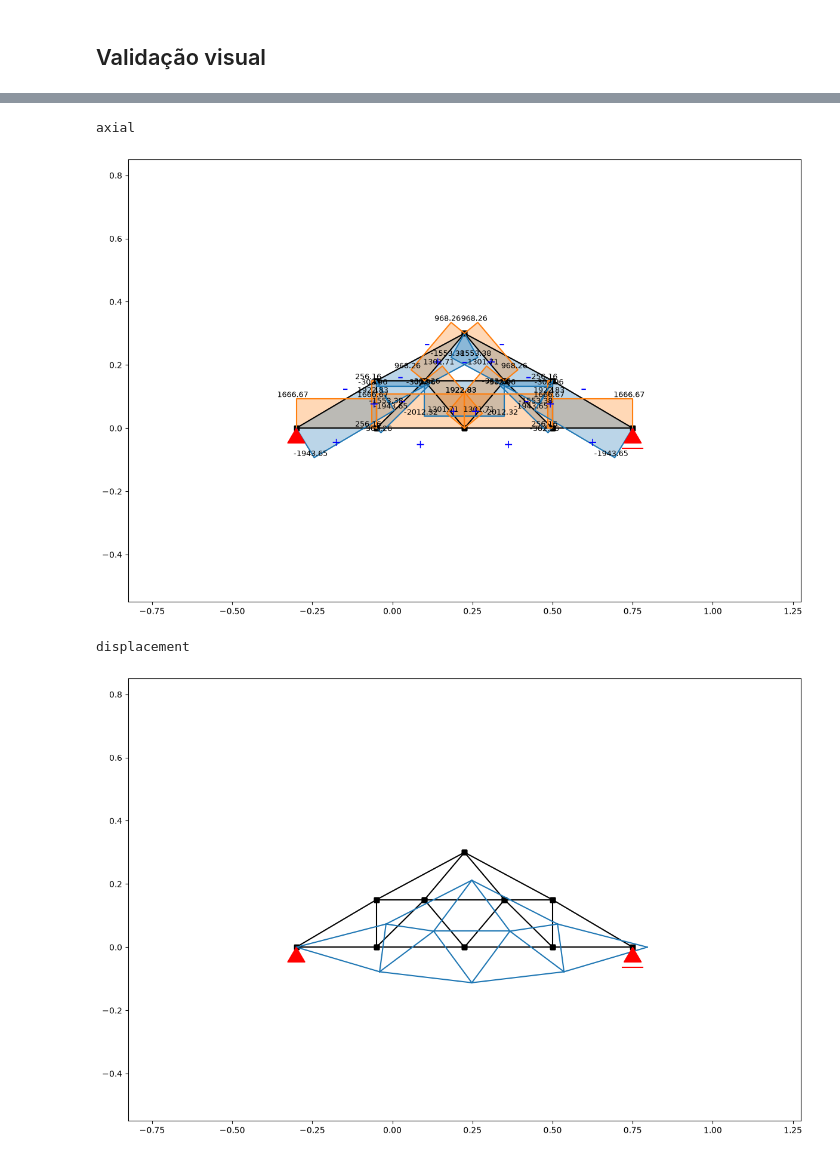
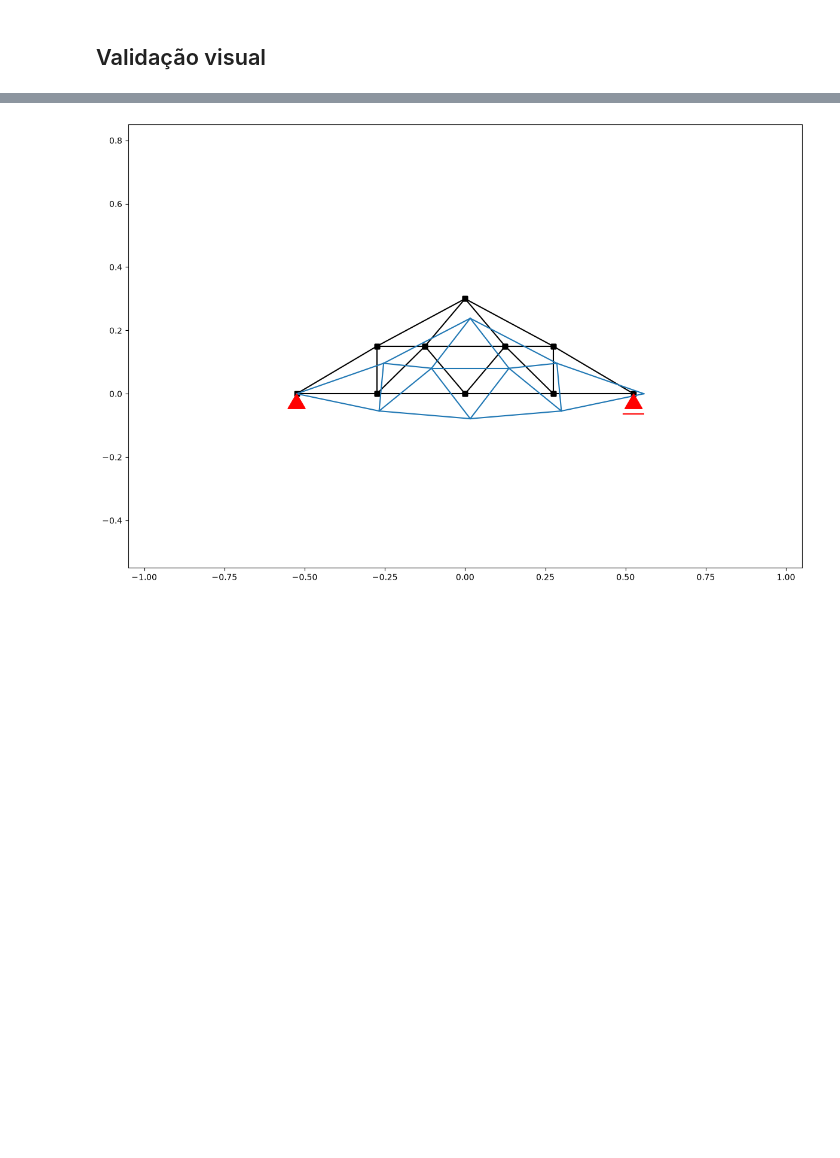
Before and after one commit to aliranTi/ftool-parser-python, a Jupyter notebook: notebook.ipynb, the cells around one changed output, grey strips where cells are left out. Cells and saved outputs as stored; diff of their text form; code cells hidden in the pictures; blank space fills up the shorter version.

```diff
--- a/notebook.ipynb
+++ b/notebook.ipynb
@@ -46,9 +51,9 @@ expected_models = {
         "loaded": (3.5, 2.25), "load_fy": -367.88,
     },
     "ponte_3.ftl": {
-        "dimensions": 4, "nodes": 10, "members": 19,
-        "pinned": (-0.3, 0.0), "roller": (0.75, 0.0),
-        "loaded": (0.225, 0.0), "load_fy": -2_000.0,
+        "dimensions": 0, "nodes": 10, "members": 19,
+        "pinned": (-0.525, 0.0), "roller": (0.525, 0.0),
+        "loaded": (0.0, 0.0), "load_fy": -2_000.0,
     },
 }
 
@@ -342,11 +347,6 @@ ponte_3.ftl
 # %%
 analysis = analyses["ponte_3.ftl"]
 
-for result in ("axial", "displacement"):
-    print(result)
-    plot_anastruct_result(analysis, result, verbosity=0)
+plot_anastruct_result(analysis, "displacement", verbosity=0)
 # %% [output]
-axial
-[figure, old version]
+[figure, new version]
-displacement
-[figure, removed]
```
Also changed, not shown: parts of 8 cells of this notebook, 9 other files.
